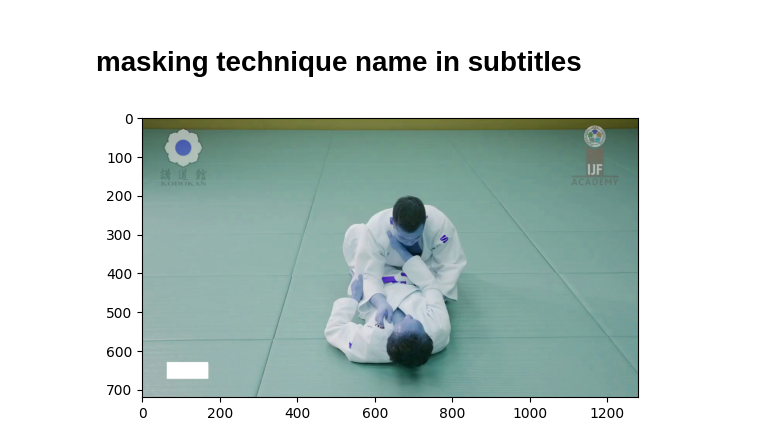
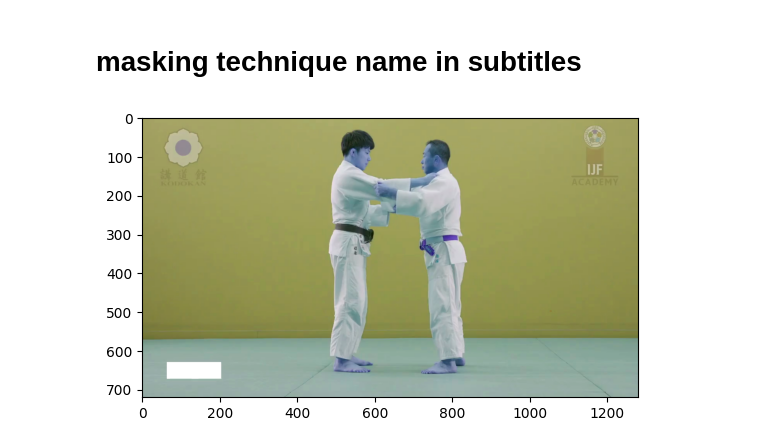
Before and after one commit to acmiyaguchi/judo, a Jupyter notebook: notebooks/03-video-mask-title.ipynb, the cells around one changed output. Drawn from its saved outputs; the diff is of its cells as text; code cells hidden in the pictures.

```diff
--- a/notebooks/03-video-mask-title.ipynb
+++ b/notebooks/03-video-mask-title.ipynb
@@ -29,35 +29,35 @@ def mask_image(orig, threshold=0.9):
     kernel = np.ones((3, 3), np.uint8)
     img = cv2.erode(img, kernel, iterations=10)
     img = cv2.dilate(img, kernel, iterations=10)
 
     # now put the mask in a mask the size of the original image
     mask = np.zeros(orig.shape[:2], dtype=np.uint8)
 
     # now create a mask from the black pixels
     mask[:, :] = True
     mask[630:700, :400] = img != 0
     # print(mask, mask.dtype)
     # plt.imshow(mask)
     # plt.show()
 
     # apply the mask to white out the text over the original image
     masked = cv2.bitwise_and(orig, orig, mask=mask)
     # fill black with white
     masked[mask == 0] = 255
     return masked
 
 
-videos = list(Path("../data/clips").glob("**/*.mp4"))
+videos = list(Path("../data/clips/waza").glob("**/*.mp4"))
 video = videos[0]
 cap = cv2.VideoCapture(video.as_posix())
 for frame in tqdm(get_frames(cap)):
     masked = mask_image(frame)
     break
 
 plt.imshow(masked)
 plt.show()
 # %% [output]
-[figure, old version]
+[figure, new version]
 # %%
 def mask_video(input, output, threshold=0.9):
     cap = cv2.VideoCapture(input.as_posix())
```
Also changed, not shown: parts of 1 cell of this notebook, 11 other files.
